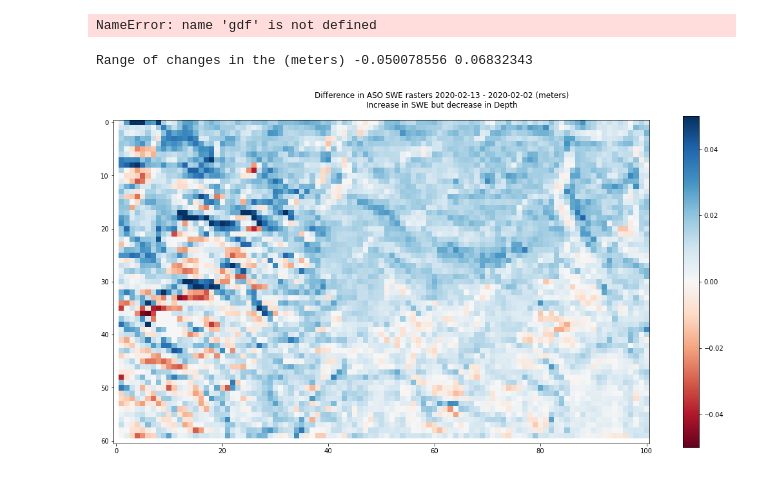
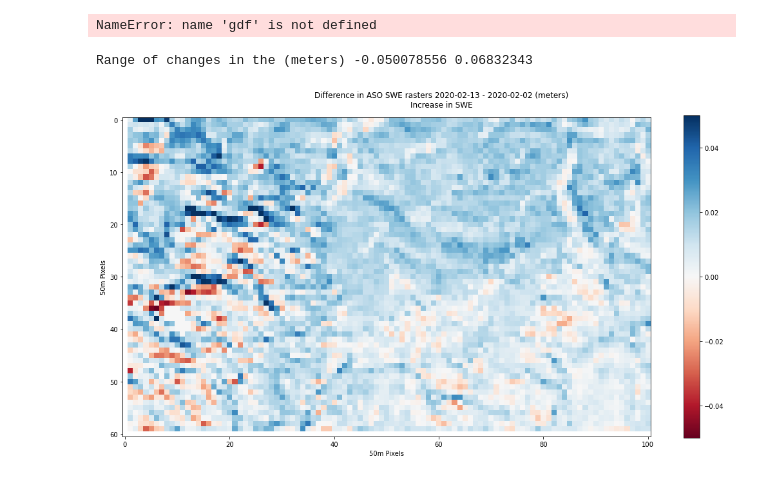
Before and after one commit to snowex-hackweek/coldfusion, a Jupyter notebook: contributors/curtisbeutler/ASO_Delta_SWE.ipynb, the cells around one changed output. Cells and saved outputs as stored; diff of their text form; code cells hidden in the pictures.

```diff
--- a/contributors/curtisbeutler/ASO_Delta_SWE.ipynb
+++ b/contributors/curtisbeutler/ASO_Delta_SWE.ipynb
@@ -303,17 +303,18 @@ NameError: name 'gdf' is not defined
 # %%
 # Redo with rioxarray so we don't lose the coordinate information
 fig, ax = plt.subplots(figsize=(15,8))
 diff = aso_2020_02_13_SWE_raster - aso_2020_02_02_SWE_raster
 
 print("Range of changes in the (meters)", np.nanmin(diff), np.nanmax(diff))
 #show(diff, ax=ax, cmap="RdBu")
 data=ax.imshow(diff, cmap="RdBu", vmax=0.05, vmin=-0.05)
-fig.suptitle("Difference in ASO SWE rasters 2020-02-13 - 2020-02-02 (meters)\nIncrease in SWE but decrease in Depth")
-#ax1.set_ylabel('volts')
+fig.suptitle("Difference in ASO SWE rasters 2020-02-13 - 2020-02-02 (meters)\nIncrease in SWE")
+plt.xlabel("50m Pixels")
+plt.ylabel("50m Pixels")
 
 fig.colorbar(data, ax=ax)
 plt.tight_layout()
 # Got a lot of GPR data where the drifting happened
 # %% [output]
 Range of changes in the (meters) -0.050078556 0.06832343
-[figure, old version]
+[figure, new version]
```
Also changed, not shown: 1 other file.
